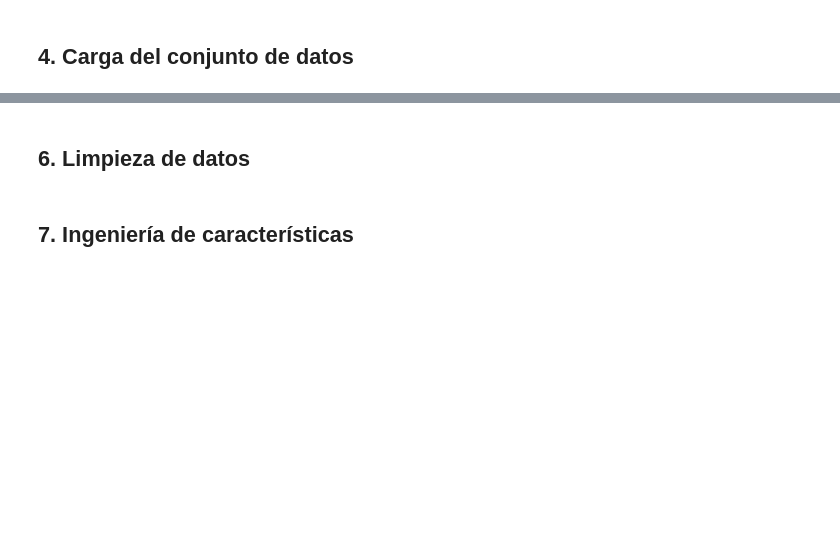
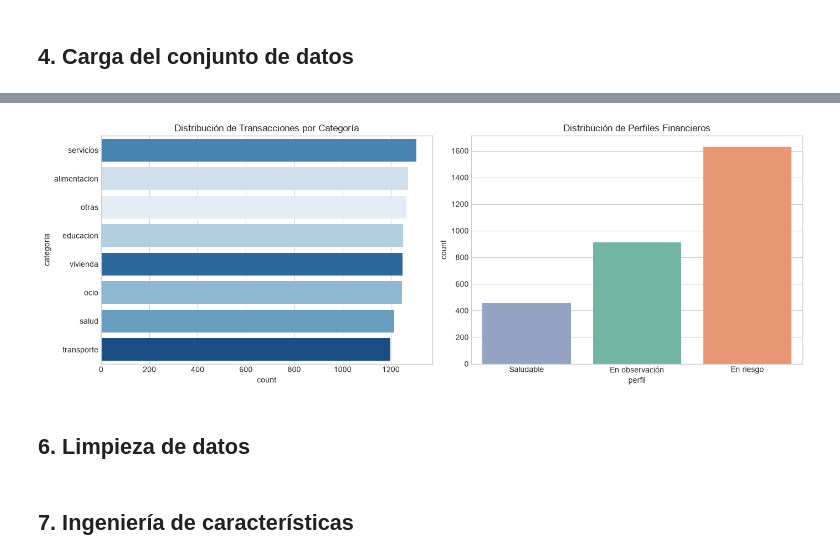
Before and after one commit to No-Country-simulation/G9-LATAM-TEAM-44-FinanceAI, a Jupyter notebook: ciencia-datos/notebook.ipynb, the cells around one changed output, grey strips where cells are left out. Saved outputs shown, nothing was run; the diff lists cells and outputs as text; code cells hidden in the pictures; blank space fills up the shorter version.

```diff
--- a/ciencia-datos/notebook.ipynb
+++ b/ciencia-datos/notebook.ipynb
@@ -10,0 +23,11 @@
+# %%
+# Inicializar Faker y semillas para reproducibilidad
+fake = Faker(['es_CO', 'es_MX', 'es_ES'])
+np.random.seed(42)
+random.seed(42)
+# %%
+# Estilo para las gráficas
+plt.style.use('seaborn-v0_8-whitegrid')
+plt.rcParams['figure.figsize'] = (10, 5)
+
+print("✅ Entorno configurado y semillas fijadas correctamente.")
@@ -15,3 +275,34 @@
+# %%
+fig, axes = plt.subplots(1, 2, figsize=(14, 5))
+
+# 1. Balance Transacciones (Sintaxis limpia sin warnings)
+sns.countplot(
+    data=df_transacciones,
+    y='categoria',
+    hue='categoria', # Define 'hue' explícitamente
+    order=df_transacciones['categoria'].value_counts().index,
+    ax=axes[0],
+    palette='Blues_r',
+    legend=False
+)
+axes[0].set_title('Distribución de Transacciones por Categoría')
+
+# 2. Balance Perfiles (Sintaxis limpia sin warnings)
+sns.countplot(
+    data=df_perfiles,
+    x='perfil',
+    hue='perfil', # Define 'hue' explícitamente
+    order=['Saludable', 'En observación', 'En riesgo'],
+    ax=axes[1],
+    palette='Set2',
+    legend=False
+)
+axes[1].set_title('Distribución de Perfiles Financieros')
+
+plt.tight_layout()
+plt.show()
+# %% [output]
+[figure, added]
 # %% [markdown]
 ## 6. Limpieza de datos
 # %% [markdown]
```
Also changed, not shown: parts of 12 cells of this notebook, 2 other files.
